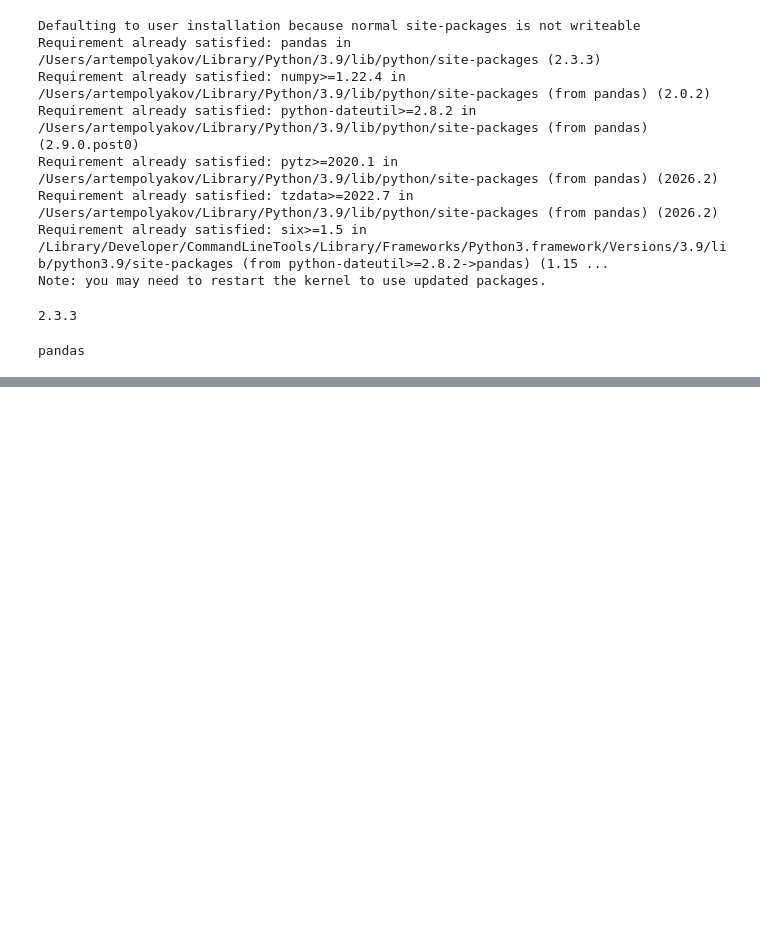
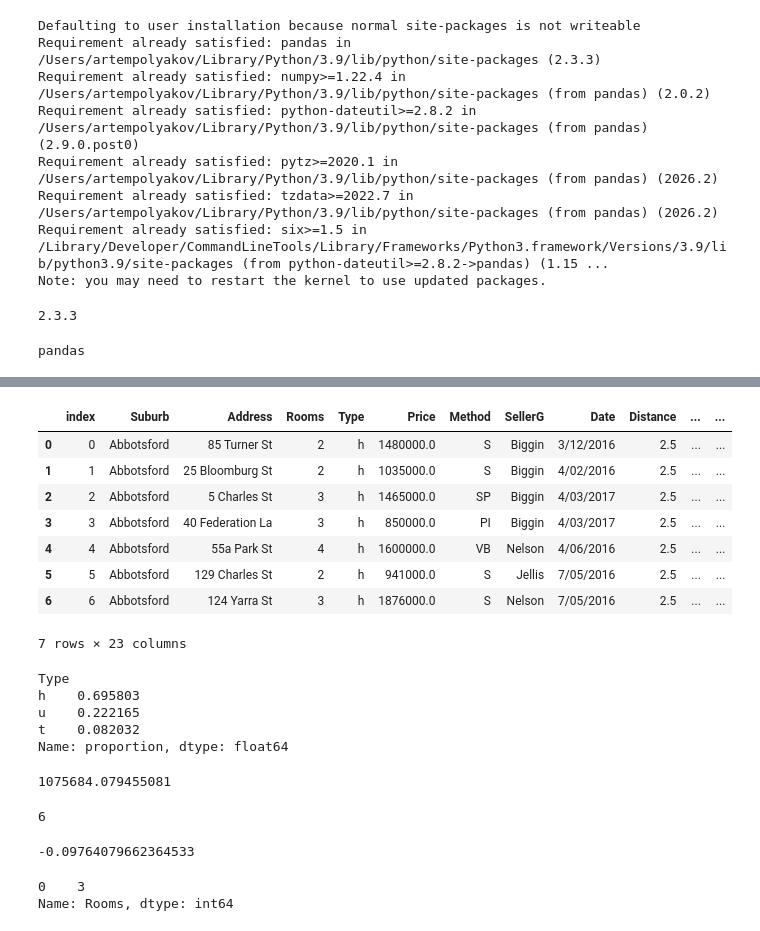
Before and after one commit to Artem-Polyakow/SkillFactory-one, a Jupyter notebook: Блок 1 (прочие файлы)/Pandas/Skillfactory/pandas.ipynb, the cells around one changed output, grey strips where cells are left out. Drawn from its saved outputs; the diff is of its cells as text; code cells hidden in the pictures; blank space fills up the shorter version.

```diff
--- a/Блок 1 (прочие файлы)/Pandas/Skillfactory/pandas.ipynb
+++ b/Блок 1 (прочие файлы)/Pandas/Skillfactory/pandas.ipynb
@@ -31,0 +140,69 @@ pandas
+# %%
+melb_data = pd.read_csv('/Users/artempolyakov/Documents/Курсы/СкилФектори/IDE/Блок 1 (прочие файлы)/Pandas/Skillfactory/melb_data.csv', sep=',')
+# display(melb_data)
+
+
+# # df.loc[year, 'Income']
+
+# print(melb_data.loc[15, 'Price'])
+# print(melb_data.loc[90, 'Date'])
+
+# 3521 - Landsize
+# 1690
+
+# print(melb_data.loc[3521, 'Landsize']/melb_data.loc[1690, 'Landsize'])
+
+display(melb_data.head(7))
+# melb_data.info()
+
+# melb_data['Car'] = melb_data['Car'].astype('int64')
+# melb_data['Bedroom'] = melb_data['Bedroom'].astype('int64')
+# melb_data['Bathroom'] = melb_data['Bathroom'].astype('int64')
+# melb_data['Propertycount'] = melb_data['Propertycount'].astype('int64')
+# melb_data['YearBuilt'] = melb_data['YearBuilt'].astype('int64')
+# melb_data.info()
+
+
+# melb_data.describe().loc[:, ['Distance', 'BuildingArea' , 'Price']]
+melb_data['Type'].value_counts(normalize=True)
+
+# melb_data.describe()
+# %% [output]
+|  | index | Suburb | Address | Rooms | Type | Price | Method | SellerG | Date | Distance | ... | ... |
+| 0 | 0 | Abbotsford | 85 Turner St | 2 | h | 1480000.0 | S | Biggin | 3/12/2016 | 2.5 | ... | ... |
+| 1 | 1 | Abbotsford | 25 Bloomburg St | 2 | h | 1035000.0 | S | Biggin | 4/02/2016 | 2.5 | ... | ... |
+| 2 | 2 | Abbotsford | 5 Charles St | 3 | h | 1465000.0 | SP | Biggin | 4/03/2017 | 2.5 | ... | ... |
+| 3 | 3 | Abbotsford | 40 Federation La | 3 | h | 850000.0 | PI | Biggin | 4/03/2017 | 2.5 | ... | ... |
+| 4 | 4 | Abbotsford | 55a Park St | 4 | h | 1600000.0 | VB | Nelson | 4/06/2016 | 2.5 | ... | ... |
+| 5 | 5 | Abbotsford | 129 Charles St | 2 | h | 941000.0 | S | Jellis | 7/05/2016 | 2.5 | ... | ... |
+| 6 | 6 | Abbotsford | 124 Yarra St | 3 | h | 1876000.0 | S | Nelson | 7/05/2016 | 2.5 | ... | ... |
+7 rows × 23 columns
+Type
+h    0.695803
+u    0.222165
+t    0.082032
+Name: proportion, dtype: float64
+# %%
+print(melb_data['Price'].mean(axis=0))
+# 1075684.079455081
+# %% [output]
+1075684.079455081
+# %%
+print(round(melb_data['Distance'].std()))
+# %% [output]
+6
+# %%
+
+BuildingArea_median = melb_data['BuildingArea'].median()
+BuildingArea_mean = melb_data['BuildingArea'].mean()
+
+print((BuildingArea_median - BuildingArea_mean)/BuildingArea_mean)
+# %% [output]
+-0.09764079662364533
+# %%
+# Rooms
+
+print(melb_data['Rooms'].mode())
+# %% [output]
+0    3
+Name: Rooms, dtype: int64
```
Also changed, not shown: parts of 14 cells of this notebook, 4 other files.
